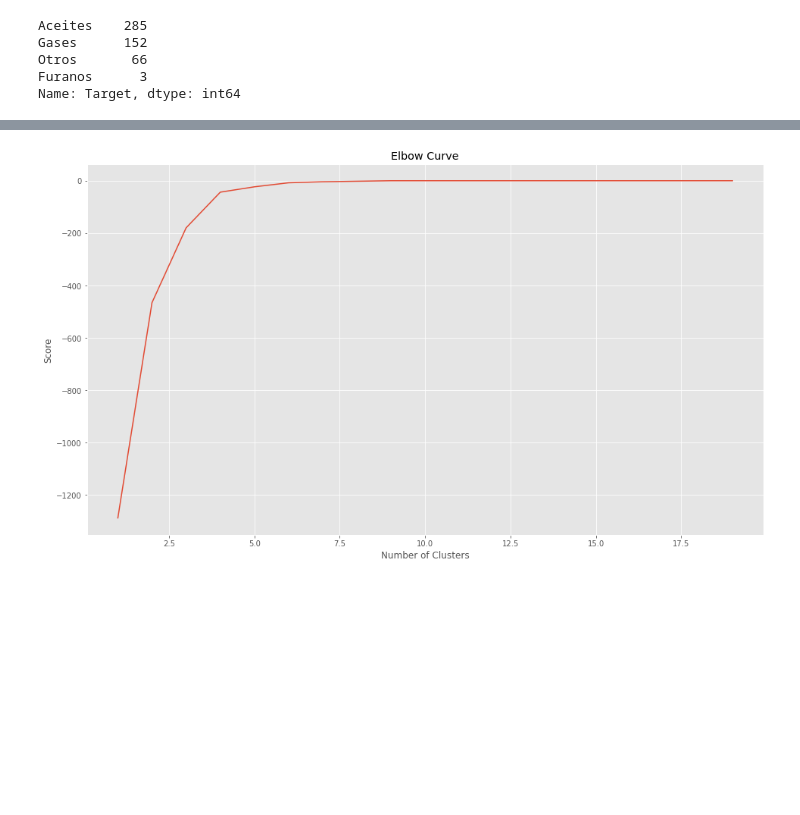
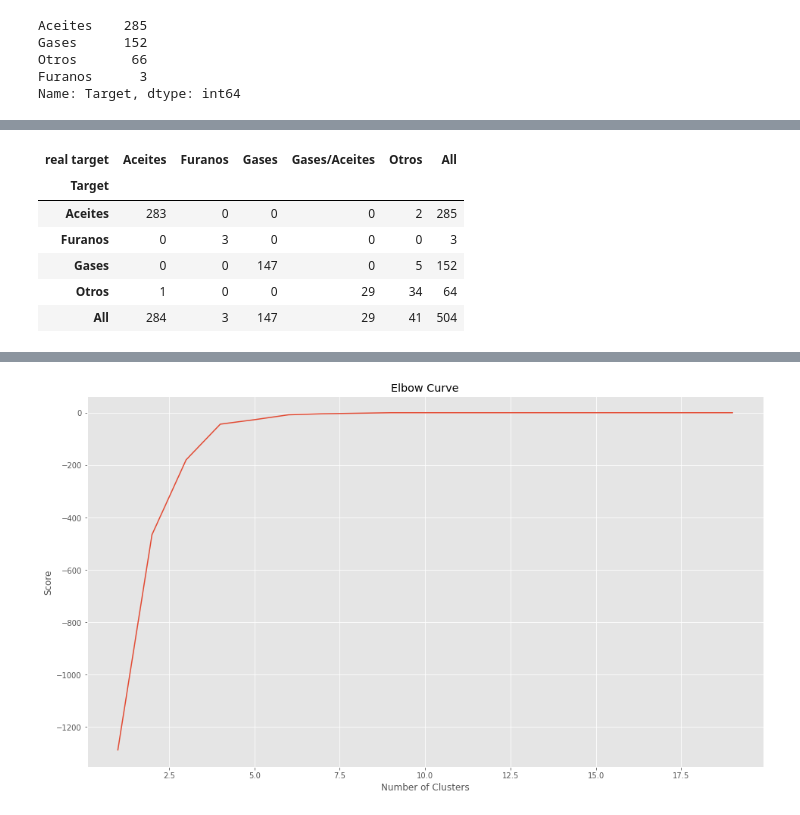
Before and after one commit to LauraOrozco/Proyecto_integrador_MSc, a Jupyter notebook: test_clasificacion_tesseract.ipynb, the cells around one changed output, grey strips where cells are left out. Saved outputs shown, nothing was run; the diff lists cells and outputs as text; code cells hidden in the pictures; blank space fills up the shorter version.

```diff
--- a/test_clasificacion_tesseract.ipynb
+++ b/test_clasificacion_tesseract.ipynb
@@ -268,0 +307,10 @@ doc_labels.head()
+# %%
+pd.crosstab(baseline_results["Target"], baseline_results["real target"], margins=True)
+# %% [output]
+| real target | Aceites | Furanos | Gases | Gases/Aceites | Otros | All |
+| Target |  |  |  |  |  |  |
+| Aceites | 283 | 0 | 0 | 0 | 2 | 285 |
+| Furanos | 0 | 3 | 0 | 0 | 0 | 3 |
+| Gases | 0 | 0 | 147 | 0 | 5 | 152 |
+| Otros | 1 | 0 | 0 | 29 | 34 | 64 |
+| All | 284 | 3 | 147 | 29 | 41 | 504 |
```
Also changed, not shown: parts of 17 cells of this notebook, 1 other file.
